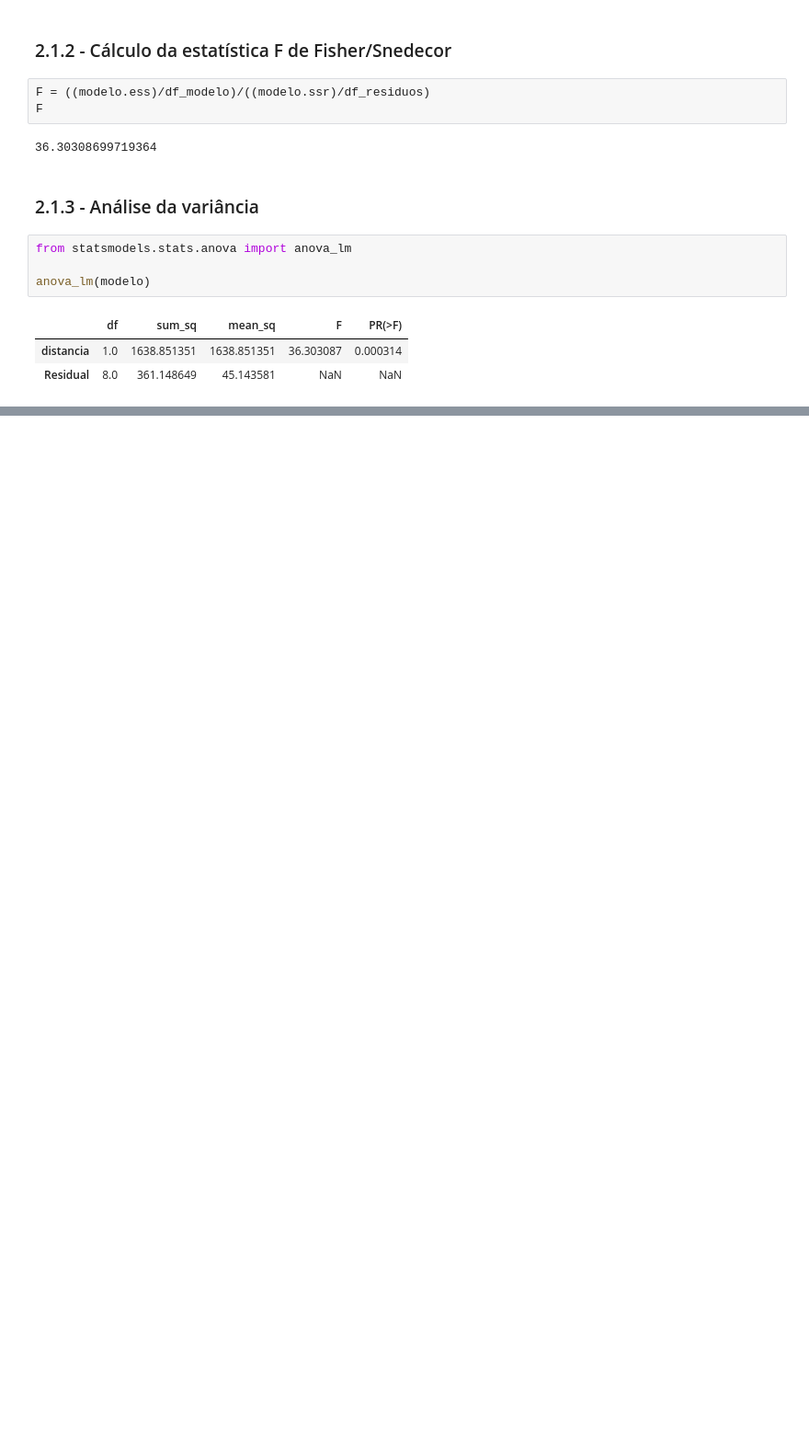
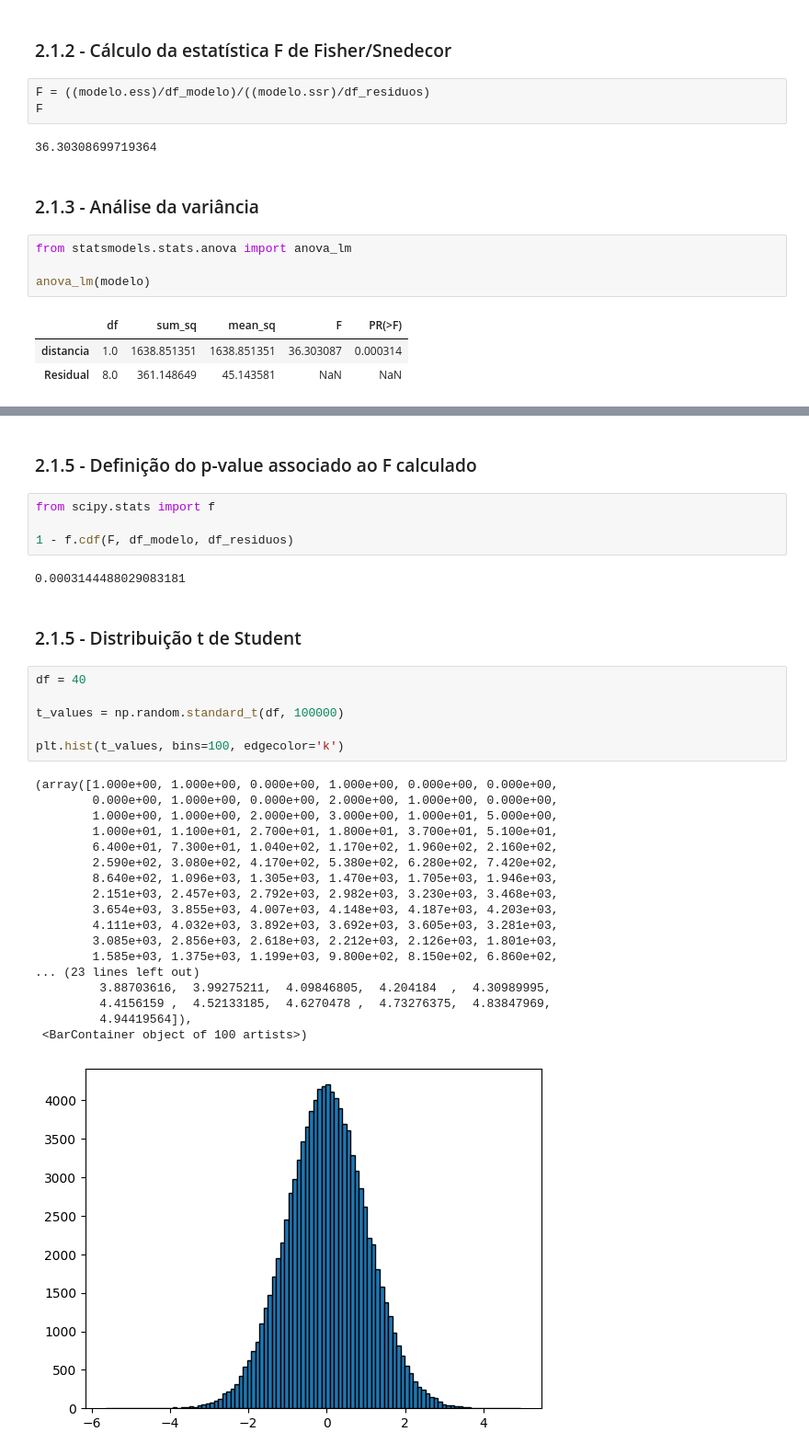
Before and after one commit to IlIIIIIIIIIlI/Jupyter-Notebooks, a Jupyter notebook: MBA USP/Machine Learning/Supervised Machine Learning/Supervised Machine Learning.ipynb, the cells around one changed output, grey strips where cells are left out. Shown: that part at 92% size. Drawn from its saved outputs; the diff is of its cells as text; blank space fills up the shorter version.

```diff
--- a/MBA USP/Machine Learning/Supervised Machine Learning/Supervised Machine Learning.ipynb
+++ b/MBA USP/Machine Learning/Supervised Machine Learning/Supervised Machine Learning.ipynb
@@ -516,0 +540,35 @@ anova_lm(modelo)
+# %% [markdown]
+### 2.1.5 - Definição do p-value associado ao F calculado
+# %%
+from scipy.stats import f
+
+1 - f.cdf(F, df_modelo, df_residuos)
+# %% [output]
+0.0003144488029083181
+# %% [markdown]
+### 2.1.5 - Distribuição t de Student
+# %%
+df = 40
+
+t_values = np.random.standard_t(df, 100000)
+
+plt.hist(t_values, bins=100, edgecolor='k')
+# %% [output]
+(array([1.000e+00, 1.000e+00, 0.000e+00, 1.000e+00, 0.000e+00, 0.000e+00,
+        0.000e+00, 1.000e+00, 0.000e+00, 2.000e+00, 1.000e+00, 0.000e+00,
+        1.000e+00, 1.000e+00, 2.000e+00, 3.000e+00, 1.000e+01, 5.000e+00,
+        1.000e+01, 1.100e+01, 2.700e+01, 1.800e+01, 3.700e+01, 5.100e+01,
+        6.400e+01, 7.300e+01, 1.040e+02, 1.170e+02, 1.960e+02, 2.160e+02,
+        2.590e+02, 3.080e+02, 4.170e+02, 5.380e+02, 6.280e+02, 7.420e+02,
+        8.640e+02, 1.096e+03, 1.305e+03, 1.470e+03, 1.705e+03, 1.946e+03,
+        2.151e+03, 2.457e+03, 2.792e+03, 2.982e+03, 3.230e+03, 3.468e+03,
+        3.654e+03, 3.855e+03, 4.007e+03, 4.148e+03, 4.187e+03, 4.203e+03,
+        4.111e+03, 4.032e+03, 3.892e+03, 3.692e+03, 3.605e+03, 3.281e+03,
+        3.085e+03, 2.856e+03, 2.618e+03, 2.212e+03, 2.126e+03, 1.801e+03,
+        1.585e+03, 1.375e+03, 1.199e+03, 9.800e+02, 8.150e+02, 6.860e+02,
+... (23 lines left out)
+         3.88703616,  3.99275211,  4.09846805,  4.204184  ,  4.30989995,
+         4.4156159 ,  4.52133185,  4.6270478 ,  4.73276375,  4.83847969,
+         4.94419564]),
+ <BarContainer object of 100 artists>)
+[figure, added]
```
Also changed, not shown: parts of 9 cells of this notebook, 2 other files.
